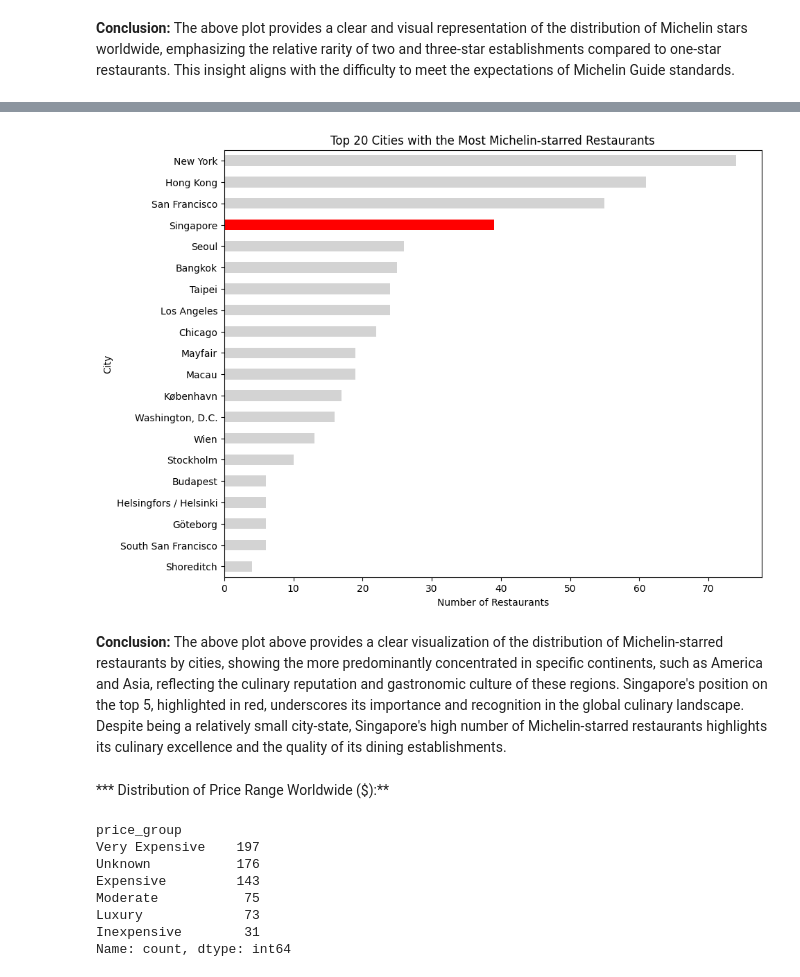
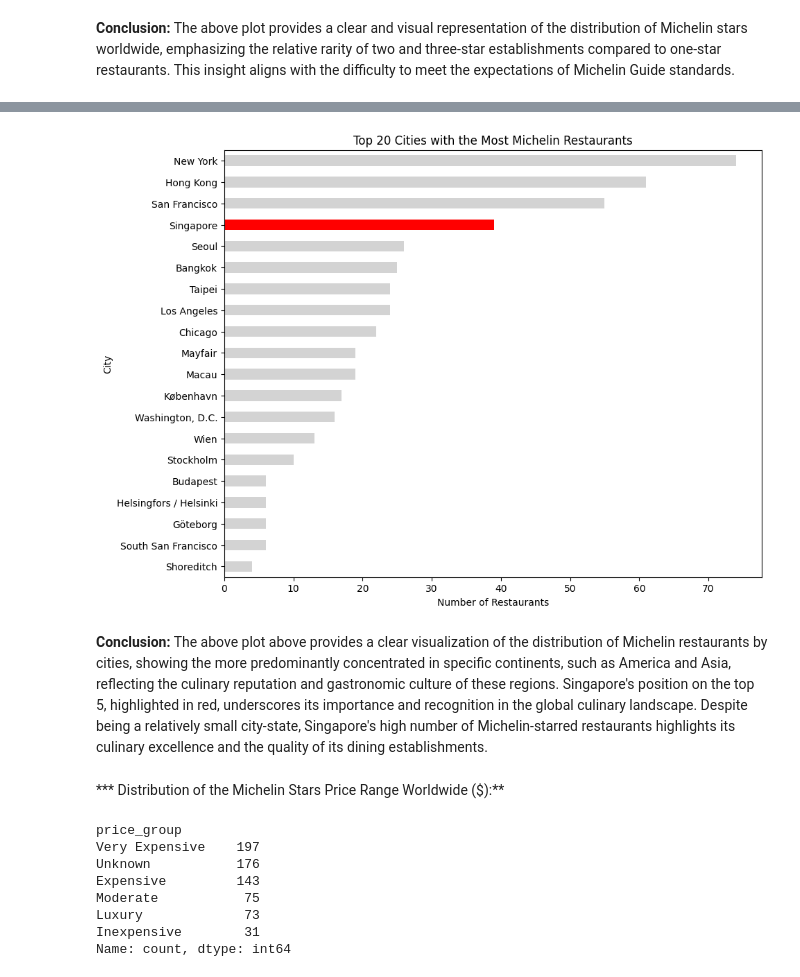
Before and after one commit to SPBarros/Michelin-Stars, a Jupyter notebook: michelin-star-around-the-world.ipynb, the cells around one changed output, grey strips where cells are left out. Saved outputs shown, nothing was run; the diff lists cells and outputs as text; code cells hidden in the pictures.

```diff
--- a/michelin-star-around-the-world.ipynb
+++ b/michelin-star-around-the-world.ipynb
@@ -299,25 +313,25 @@ plt.show()
 # %%
 city_counts = michelin_stars['city'].value_counts().sort_values(ascending=False).head(20)
 
 # Custom color palette
 palette = ['lightgrey' if city != 'Singapore' else 'red' for city in city_counts.index]
 
 # Plotting the horizontal bar chart with custom colors
 plt.figure(figsize=(10, 8))
 city_counts.plot(kind='barh', color=palette)
 plt.xlabel('Number of Restaurants')
 plt.ylabel('City')
-plt.title('Top 20 Cities with the Most Michelin-starred Restaurants')
-plt.gca().invert_yaxis()  # Inverted the y-axis to have the highest count on top
+plt.title('Top 20 Cities with the Most Michelin Restaurants')
+plt.gca().invert_yaxis()  # Inverted the y-axis for the highest count on top
 plt.show()
 # %% [output]
-[figure, old version]
+[figure, new version]
 # %% [markdown]
-**Conclusion:** The above plot above provides a clear visualization of the distribution of Michelin-starred restaurants by cities, showing the more predominantly concentrated in specific continents, such as America and Asia, reflecting the culinary reputation and gastronomic culture of these regions.
+**Conclusion:** The above plot above provides a clear visualization of the distribution of Michelin restaurants by cities, showing the more predominantly concentrated in specific continents, such as America and Asia, reflecting the culinary reputation and gastronomic culture of these regions.
 Singapore's position on the top 5, highlighted in red, underscores its importance and recognition in the global culinary landscape.
 Despite being a relatively small city-state, Singapore's high number of Michelin-starred restaurants highlights its culinary excellence and the quality of its dining establishments.
 # %% [markdown]
-*** Distribution of Price Range Worldwide ($):**
+*** Distribution of the Michelin Stars Price Range Worldwide ($):**
 # %%
 #Arranging price($) into 5 different groups (Inexpensive, Moderate, Expensive, Very Expensive, Luxury):
 
```
Also changed, not shown: parts of 29 cells of this notebook.
